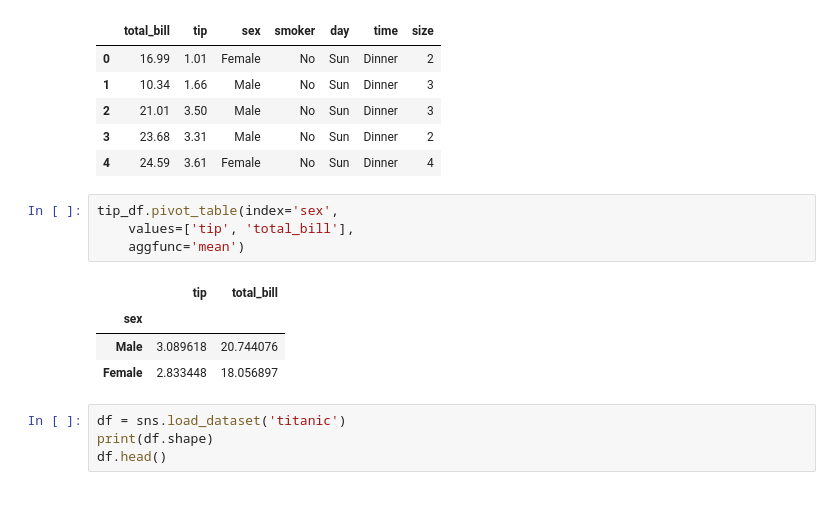
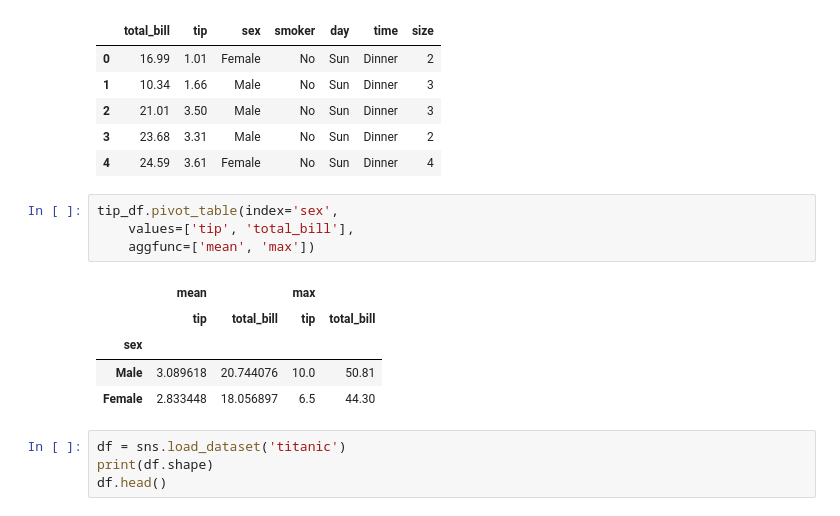
Before and after one commit to CodingSta/demo-ls-201904-pandas, a Jupyter notebook: Pandas 01.ipynb, the cells around one changed output. Cells and saved outputs as stored; diff of their text form.

```diff
--- a/Pandas 01.ipynb
+++ b/Pandas 01.ipynb
@@ -394,12 +394,13 @@ tip_df.head()
 # %%
 tip_df.pivot_table(index='sex',
     values=['tip', 'total_bill'],
-    aggfunc='mean')
+    aggfunc=['mean', 'max'])
 # %% [output]
-|  | tip | total_bill |
-| sex |  |  |
-| Male | 3.089618 | 20.744076 |
-| Female | 2.833448 | 18.056897 |
+|  | mean |  | max |  |
+|  | tip | total_bill | tip | total_bill |
+| sex |  |  |  |  |
+| Male | 3.089618 | 20.744076 | 10.0 | 50.81 |
+| Female | 2.833448 | 18.056897 | 6.5 | 44.30 |
 # %%
 df = sns.load_dataset('titanic')
 print(df.shape)
```
Also changed, not shown: parts of 10 cells of this notebook.
